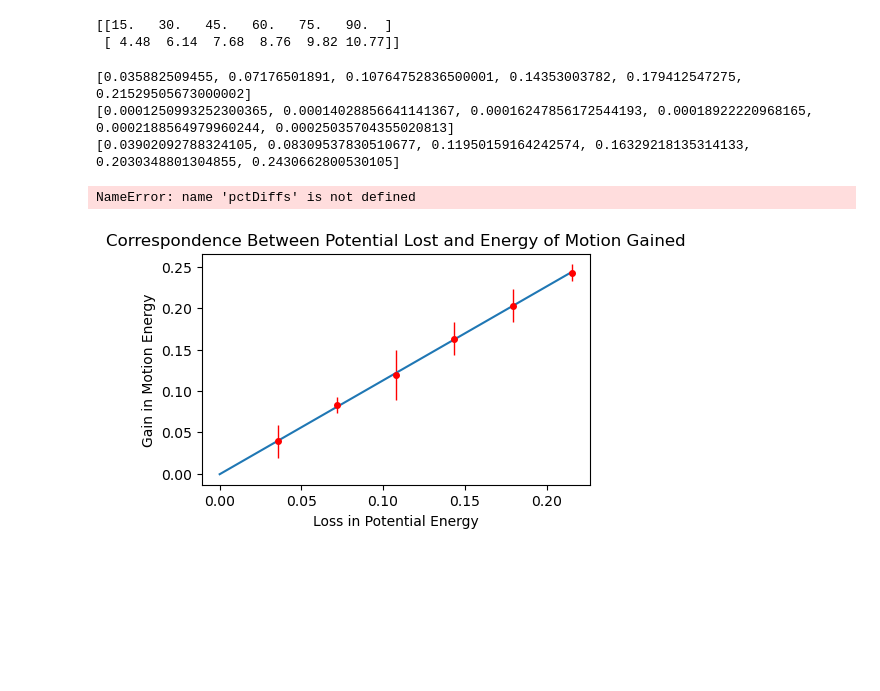
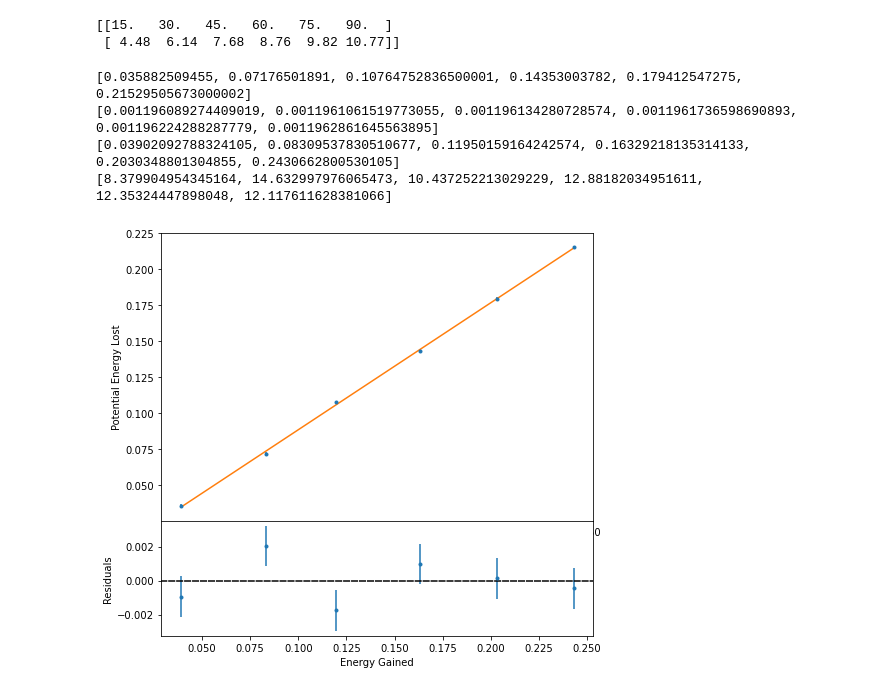
Before and after one commit to BenCoullNeveu/Experimental-Methods-1----Lab4----Rotational-Dynamics, a Jupyter notebook: Lab 4_with_error1.ipynb, the cells around one changed output. Cells and saved outputs as stored; diff of their text form; code cells hidden in the pictures; blank space fills up the shorter version.

```diff
--- a/Lab 4_with_error1.ipynb
+++ b/Lab 4_with_error1.ipynb
@@ -122,7 +122,7 @@ cylRout_unc = 0.01/1000
 cylRin_unc = 0.01/1000
 spindleM_unc = 0.01/1000
 g_montreal_unc = 0.001
-ruler_unc = 0.05/100 #cm to m
+ruler_unc = 0.5/100 #cm to m
 #For frequency data, uncertainty is set to 1 due to instrumental uncertainties (digital equipment)
 frequency_unc = 1
 # %% [markdown]
@@ -286,6 +294,8 @@ def dU(measures):
     dUs_unc = []
     for i in range(len(measures[0])):
         U = mass25*g_montreal*(measures[0][i]/100)
+
+        #error propagation for decrease in potential energy
         dUs.append(U)
         dUs_unc.append(mult_div_unc_3terms(U, mass25_unc, mass25, 1, g_montreal_unc, g_montreal, 1, ruler_unc, measures[0][i]/100, 1))
     return dUs, dUs_unc
@@ -302,6 +312,9 @@ def KEmass(measures):
         v = np.sqrt(2*A*dh) #final velocity
         finalVs.append(v)
         dKmasses.append((mass25*v**2)/2) #formula for kinetic energy
+
+        #error propagation for kinetic energy
+
     return finalVs, dKmasses
 
 
@@ -336,7 +349,7 @@ potentials = dU(distanceTime)[0]
 velocities, kineticsMass = KEmass(distanceTime)
 rotEnergies = REdisk(velocities)
 Egained = Egained(kineticsMass,rotEnergies)
-#pctDiffs = percentDiff(potentials,Egained)
+pctDiffs = percentDiff(potentials,Egained)
 
 potentials_unc = dU(distanceTime)[1]
 
@@ -346,13 +359,13 @@ print(Egained)
 print(pctDiffs)
 # %% [output]
 [0.035882509455, 0.07176501891, 0.10764752836500001, 0.14353003782, 0.179412547275, 0.21529505673000002]
-[0.0001250993252300365, 0.00014028856641141367, 0.00016247856172544193, 0.00018922220968165, 0.0002188564979960244, 0.00025035704355020813]
+[0.001196089274409019, 0.0011961061519773055, 0.001196134280728574, 0.0011961736598690893, 0.001196224288287779, 0.0011962861645563895]
 [0.03902092788324105, 0.08309537830510677, 0.11950159164242574, 0.16329218135314133, 0.2030348801304855, 0.2430662800530105]
+[8.379904954345164, 14.632997976065473, 10.437252213029229, 12.88182034951611, 12.35324447898048, 12.117611628381066]
-NameError: name 'pctDiffs' is not defined
 # %%
 #least squares fit on potential lost vs kinetic energy gained
 
-def leastSquares(x,y, xerror):
+def leastSquares(x,y, yerror, Xaxtit, Yaxtit):
     #getting my sums
     sumX = 0
     for i in x:
@@ -391,18 +404,33 @@ def leastSquares(x,y, xerror):
     aC = aCU*np.sqrt(sumX2/delta)
 
     #finally plotting
-    lineX = np.linspace(0,x[-1], 200)
+    lineX = np.linspace(x[0],x[-1], 200)
     lineY = m*lineX + c
-    testErrors = [0.02,0.01,0.03,0.02,0.02,0.01]
 
-    fig, ax = plt.subplots(figsize=(5,3))
-    ax.errorbar(x,y, xerr=xerror, yerr=testErrors, markersize=4, elinewidth=1, c='r', fmt='o')
-    ax.set_title('Correspondence Between Potential Lost and Energy of Motion Gained')
-    ax.set_xlabel('Loss in Potential Energy')
-    ax.set_ylabel('Gain in Motion Energy')
+    #PLOT
+    fig = plt.figure()
+    #Plotting data and model
+    axes = fig.add_axes((0,0.4,1,1))
+    plt.errorbar(x, y, yerr=yerror, fmt='.')
+    plt.plot(lineX, lineY)
+    #plt.grid()
 
-    ax.plot(lineX,lineY)
+    #Plotting residuals on extended y axis
+    axes_residuals = fig.add_axes((0,0,1,0.4))
+    resids = []
+    for n in range(len(x)):
+        resids.append(m*x[n]+c - y[n])
+    plt.errorbar(x, resids, yerr=yerror,fmt='.')
+    plt.axhline(y=0, color = 'black', linestyle = '--', dash_capstyle = 'projecting')
+    #plt.grid()
+
+    #Naming axes
+    axes.set_ylabel(Yaxtit)
+    axes_residuals.set_ylabel('Residuals')
+    plt.xlabel(Xaxtit)
+
+    plt.show()
 # %%
-leastSquares(potentials, Egained, potentials_unc)
+leastSquares(Egained, potentials, potentials_unc, 'Energy Gained', 'Potential Energy Lost')
 # %% [output]
-[figure, old version]
+[figure, new version]
```
Also changed, not shown: parts of 4 cells of this notebook.
